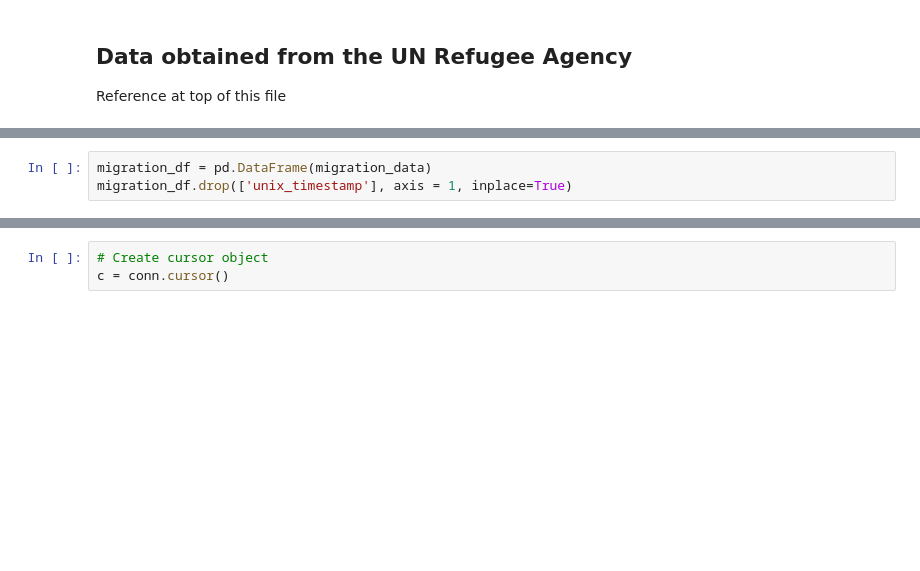
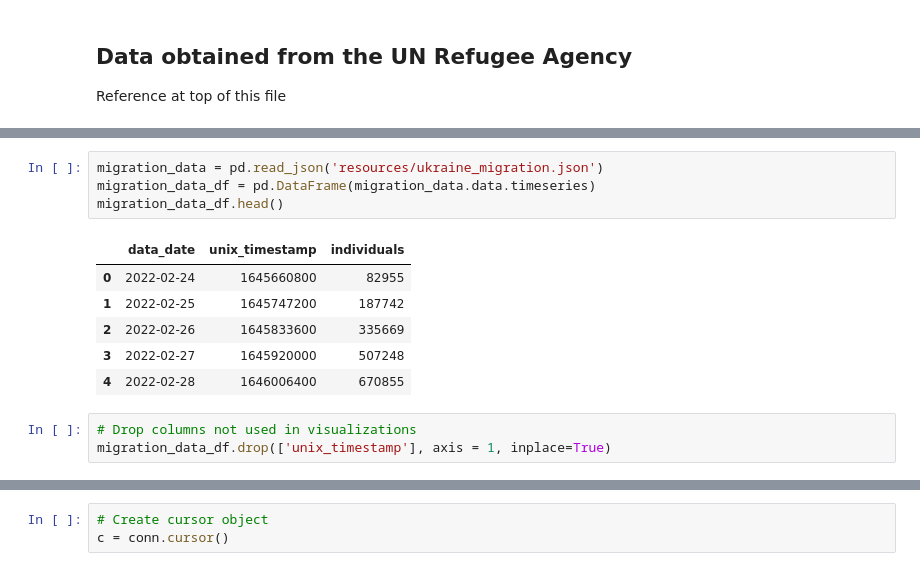
Before and after one commit to aduchini/Final_project, a Jupyter notebook: SQL_database.ipynb, the cells around one changed output, grey strips where cells are left out. Cells and saved outputs as stored; diff of their text form; blank space fills up the shorter version.

```diff
--- a/SQL_database.ipynb
+++ b/SQL_database.ipynb
@@ -171,5 +124,16 @@ migration_data = [{
+# %%
+migration_data = pd.read_json('resources/ukraine_migration.json')
+migration_data_df = pd.DataFrame(migration_data.data.timeseries)
+migration_data_df.head()
+# %% [output]
+|  | data_date | unix_timestamp | individuals |
+| 0 | 2022-02-24 | 1645660800 | 82955 |
+| 1 | 2022-02-25 | 1645747200 | 187742 |
+| 2 | 2022-02-26 | 1645833600 | 335669 |
+| 3 | 2022-02-27 | 1645920000 | 507248 |
+| 4 | 2022-02-28 | 1646006400 | 670855 |
 # %%
-migration_df = pd.DataFrame(migration_data)
-migration_df.drop(['unix_timestamp'], axis = 1, inplace=True)
+# Drop columns not used in visualizations
+migration_data_df.drop(['unix_timestamp'], axis = 1, inplace=True)
 # %%
 # converting cumulative data to daily numbers
```
Also changed, not shown: parts of 18 cells of this notebook, 3 other files.
